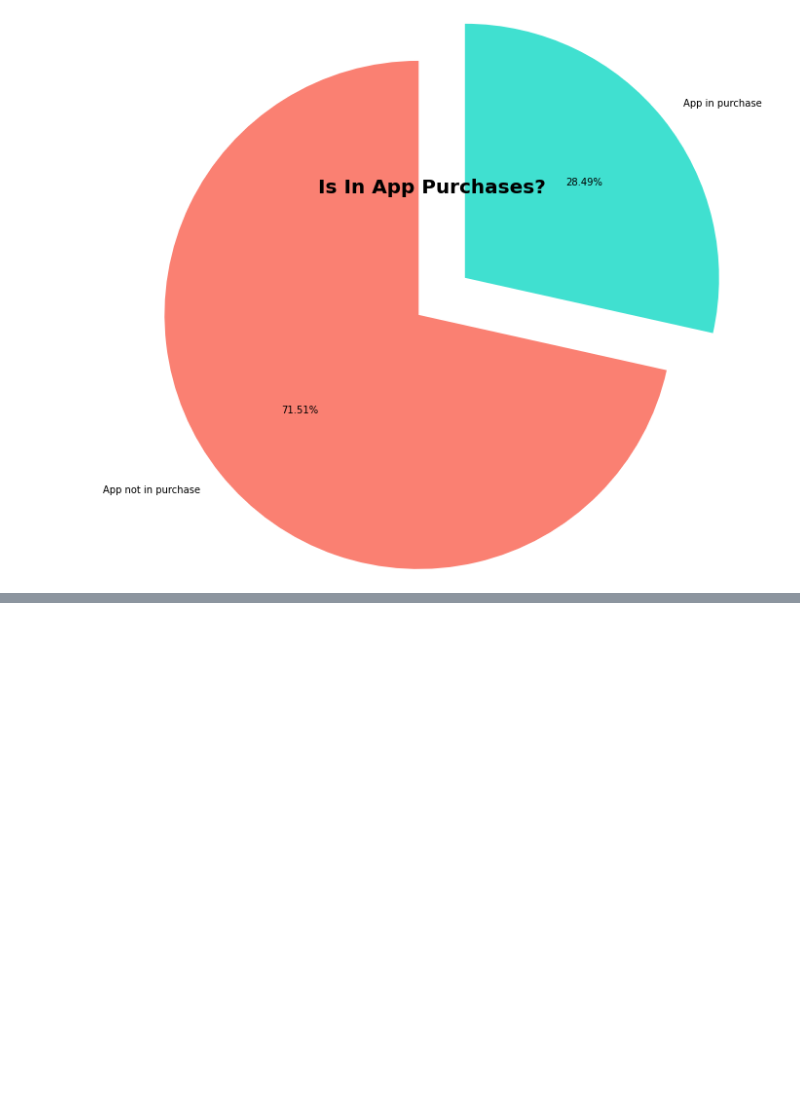
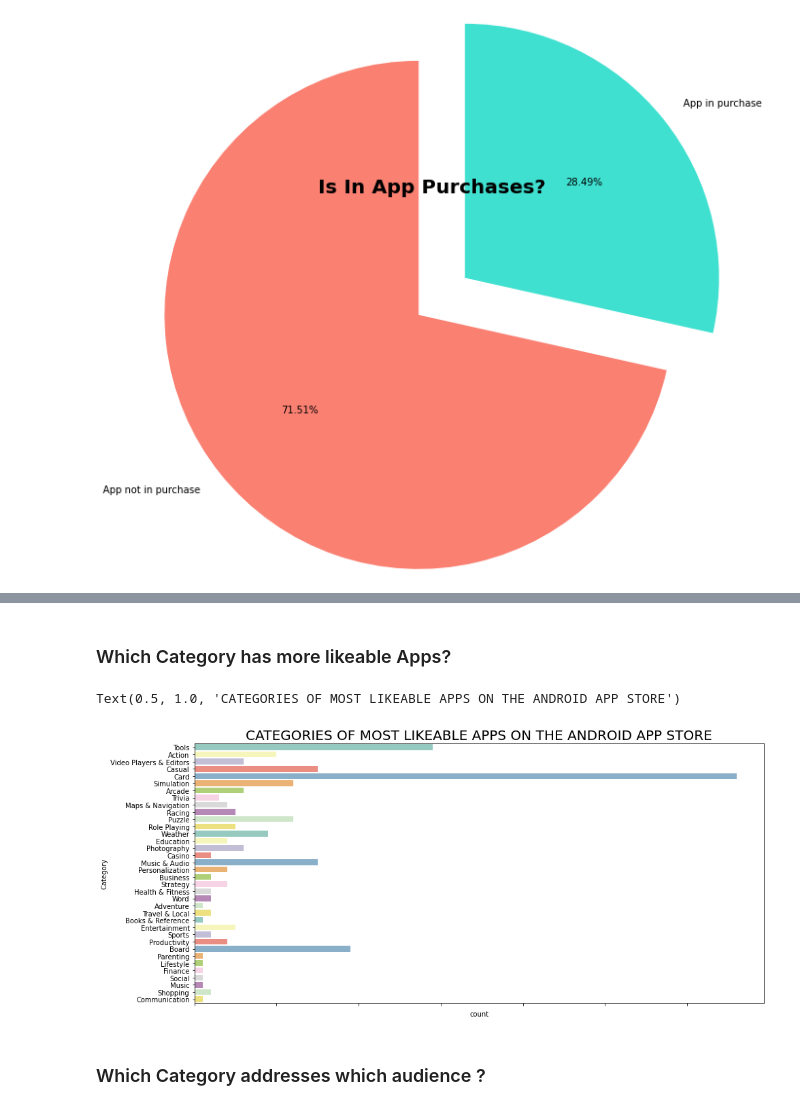
Before and after one commit to Geothomas1/Playstore, a Jupyter notebook: Exploratory Data Analysis/Main.ipynb, the cells around one changed output, grey strips where cells are left out. Saved outputs shown, nothing was run; the diff lists cells and outputs as text; code cells hidden in the pictures; blank space fills up the shorter version.

```diff
--- a/Exploratory Data Analysis/Main.ipynb
+++ b/Exploratory Data Analysis/Main.ipynb
@@ -296,0 +340,19 @@ plt.plot()
+# %%
+playstore['Rating'] = playstore['Rating'].apply(lambda x: float(x))
+playstore['Reviews'] = playstore['Reviews'].apply(lambda x: int(x))
+
+newdf_rate=playstore[['App Name','Rating','Category','Content Rating']].groupby(['Rating'], sort = True)
+newdf_rate=newdf_rate.filter(lambda x: x['Rating'].mean() >= 4.5)
+newdf_rate=newdf_rate.sort_values(by=['Rating'])
+
+newdf_reviews=playstore[['App Name','Reviews']].groupby(['Reviews'], sort = True)
+newdf_reviews=newdf_reviews.filter(lambda x: x['Reviews'].mean() >= 255435)
+newdf_reviews=newdf_reviews.sort_values(by=['Reviews'])
+
+newdf_installs=playstore[['App Name','Installs']].groupby(['Installs'], sort = True)
+newdf_installs=newdf_installs.filter(lambda x: x['Installs'].mean() >= 10000000)
+newdf_installs=newdf_installs.sort_values(by=['Installs'])
+
+s1 = pd.merge(newdf_reviews, newdf_rate, how='inner', on=['App Name'])
+s2 = pd.merge(s1, newdf_installs, how='inner', on=['App Name'])
+s2
@@ -296,0 +373,13 @@ plt.plot()
+# %% [markdown]
+### Which Category has more likeable Apps?
+# %%
+rcParams['figure.figsize'] = 15,7
+likeable_apps = sns.countplot(y="Category",data=s2, palette = "Set3")
+likeable_apps.set_xticklabels(likeable_apps.get_xticklabels(), rotation=90, ha="right")
+likeable_apps
+plt.title('CATEGORIES OF MOST LIKEABLE APPS ON THE ANDROID APP STORE',size = 20)
+# %% [output]
+Text(0.5, 1.0, 'CATEGORIES OF MOST LIKEABLE APPS ON THE ANDROID APP STORE')
+[figure, added]
+# %% [markdown]
+### Which Category addresses which audience ?
```
Also changed, not shown: parts of 11 cells of this notebook.
